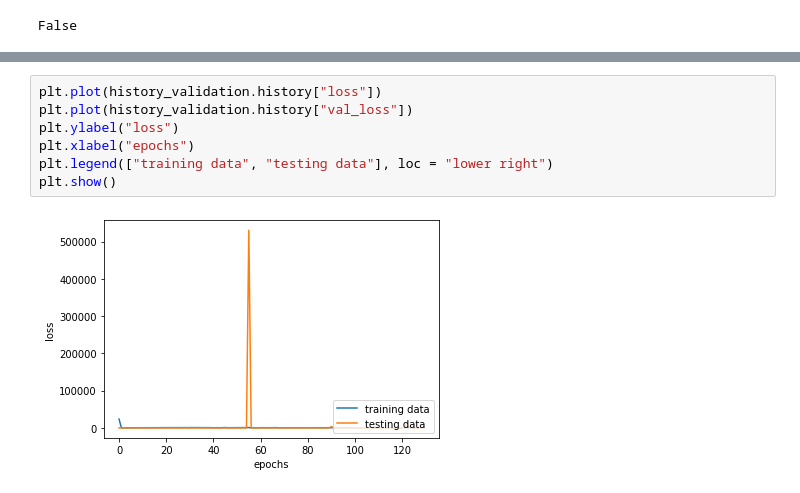
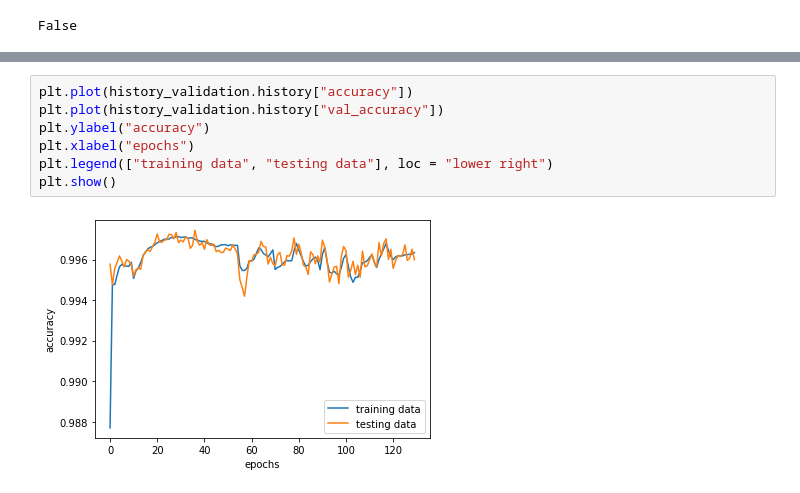
Before and after one commit to christynatalia/CSCI316_FinalProject, a Jupyter notebook: Tensorflow_FNN.ipynb, the cells around one changed output, grey strips where cells are left out. Cells and saved outputs as stored; diff of their text form.

```diff
--- a/Tensorflow_FNN.ipynb
+++ b/Tensorflow_FNN.ipynb
@@ -181,9 +217,9 @@ model.evaluate(x_test, y_test)
 # %%
-plt.plot(history_validation.history["loss"])
-plt.plot(history_validation.history["val_loss"])
-plt.ylabel("loss")
+plt.plot(history_validation.history["accuracy"])
+plt.plot(history_validation.history["val_accuracy"])
+plt.ylabel("accuracy")
 plt.xlabel("epochs")
 plt.legend(["training data", "testing data"], loc = "lower right")
 plt.show()
 # %% [output]
-[figure, old version]
+[figure, new version]
```
Also changed, not shown: parts of 11 cells of this notebook.
